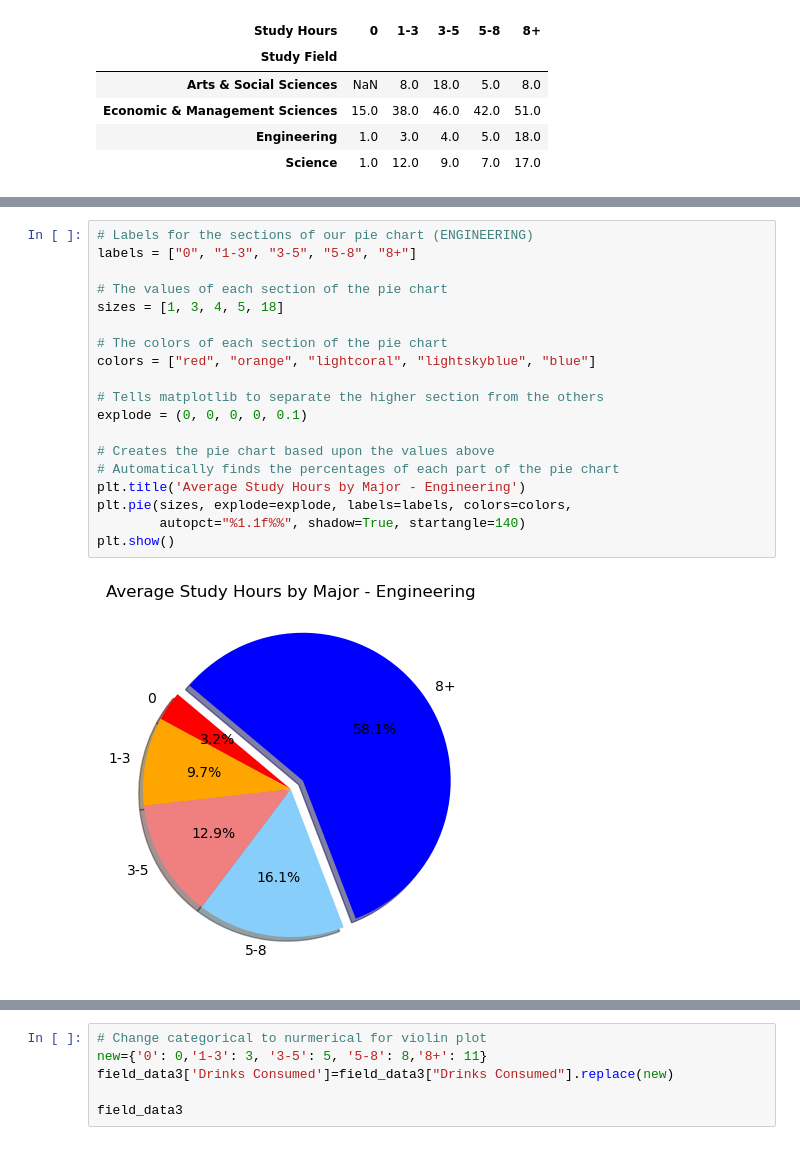
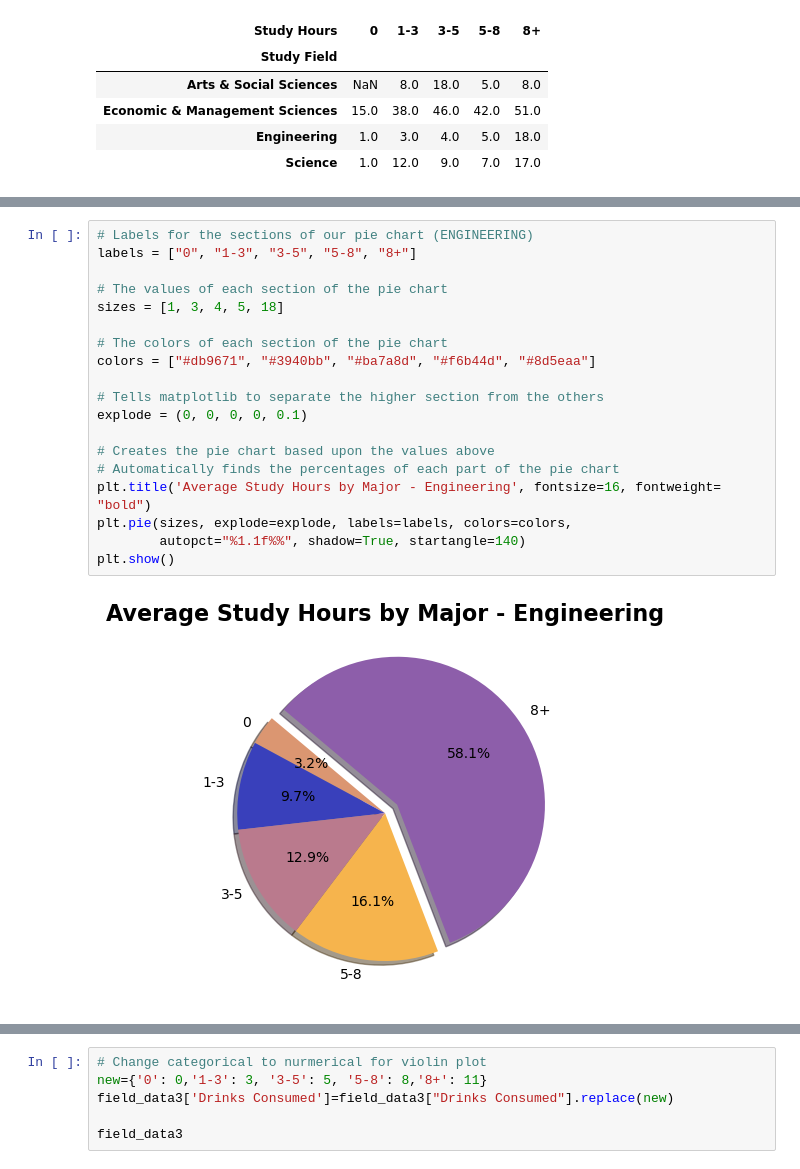
Before and after one commit to kjrebeck/project-1-group-14, a Jupyter notebook: Research Question 2.ipynb, the cells around one changed output, grey strips where cells are left out. Saved outputs shown, nothing was run; the diff lists cells and outputs as text.

```diff
--- a/Research Question 2.ipynb
+++ b/Research Question 2.ipynb
@@ -305,21 +311,21 @@ plt.show()
 # %%
 # Labels for the sections of our pie chart (ENGINEERING)
 labels = ["0", "1-3", "3-5", "5-8", "8+"]
 
 # The values of each section of the pie chart
 sizes = [1, 3, 4, 5, 18]
 
 # The colors of each section of the pie chart
-colors = ["red", "orange", "lightcoral", "lightskyblue", "blue"]
+colors = ["#db9671", "#3940bb", "#ba7a8d", "#f6b44d", "#8d5eaa"]
 
 # Tells matplotlib to separate the higher section from the others
 explode = (0, 0, 0, 0, 0.1)
 
 # Creates the pie chart based upon the values above
 # Automatically finds the percentages of each part of the pie chart
-plt.title('Average Study Hours by Major - Engineering')
+plt.title('Average Study Hours by Major - Engineering', fontsize=16, fontweight= "bold")
 plt.pie(sizes, explode=explode, labels=labels, colors=colors,
         autopct="%1.1f%%", shadow=True, startangle=140)
 plt.show()
 # %% [output]
-[figure, old version]
+[figure, new version]
```
Also changed, not shown: parts of 9 cells of this notebook, 5 other files.
